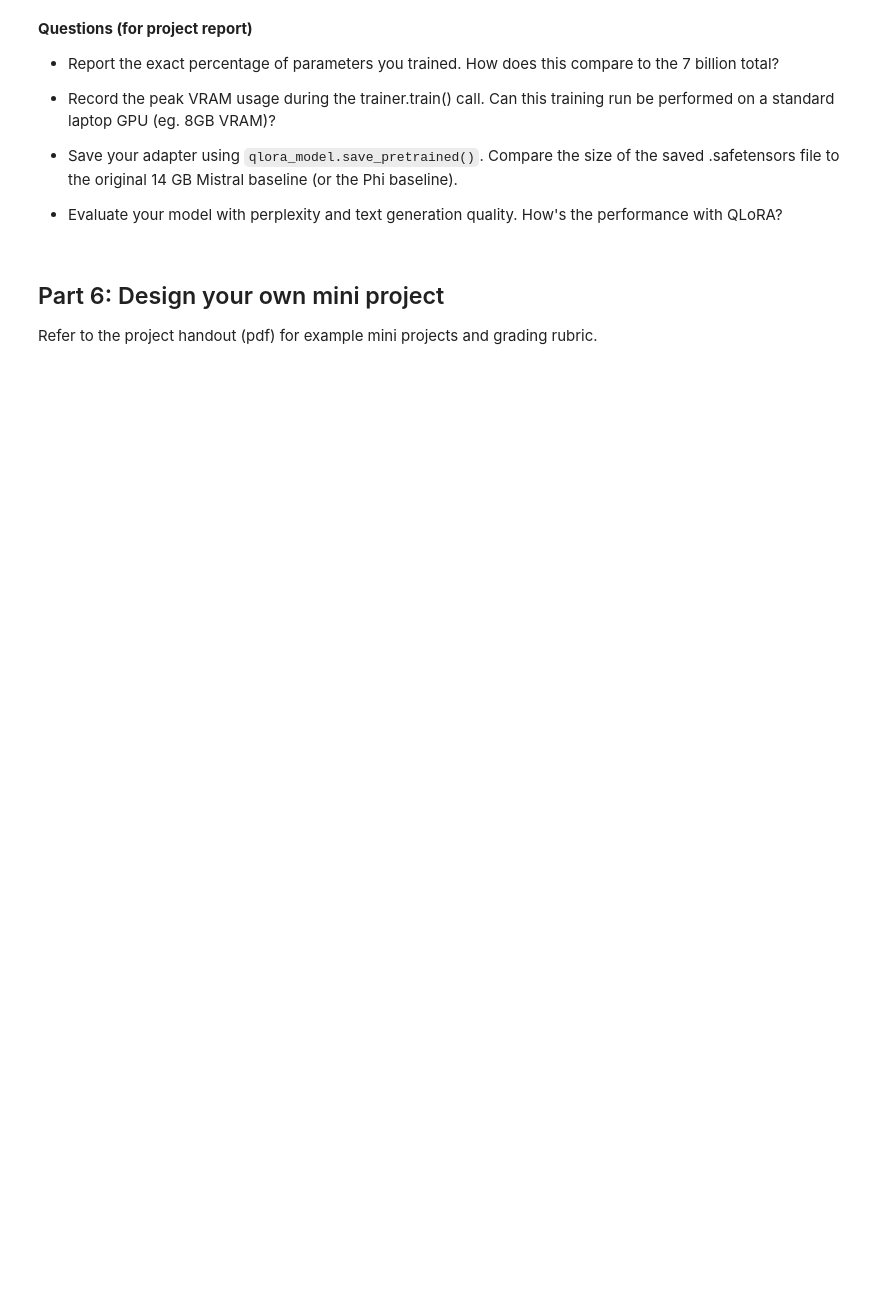
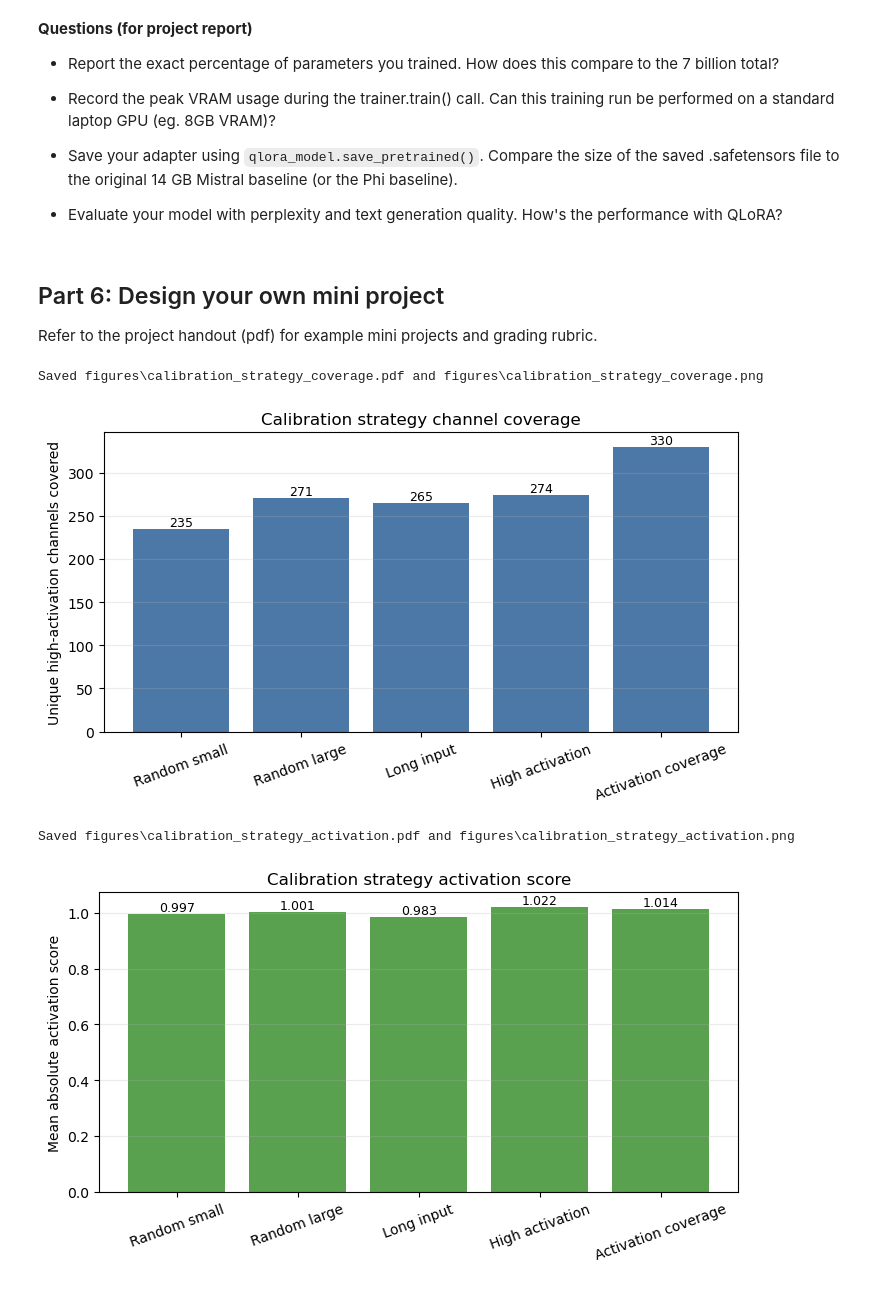
Before and after one commit to JamesCondos/SOML_Final_Project_Paper, a Jupyter notebook: Final_Project/SOML_LLM_project.ipynb, the cells around one changed output. Saved outputs shown, nothing was run; the diff lists cells and outputs as text; code cells hidden in the pictures; blank space fills up the shorter version.

```diff
--- a/Final_Project/SOML_LLM_project.ipynb
+++ b/Final_Project/SOML_LLM_project.ipynb
@@ -1659,0 +2858,80 @@ Refer to the project handout (pdf) for example mini projects and grading rubric.
+# %%
+# Part 6 extension: calibration strategy plots
+# Output files:
+#   figures/calibration_strategy_coverage.pdf
+#   figures/calibration_strategy_activation.pdf
+#   figures/activation_score_scatter.pdf
+
+from pathlib import Path
+
+import matplotlib.pyplot as plt
+import pandas as pd
+
+RESULTS_DIR = Path("./results")
+FIGURES_DIR = Path("./figures")
+FIGURES_DIR.mkdir(exist_ok=True)
+
+summary_df = pd.read_csv(RESULTS_DIR / "calibration_strategy_summary.csv")
+scores_df = pd.read_csv(RESULTS_DIR / "activation_scores.csv")
+strategy_labels = {
+    "random_small": "Random small",
+    "random_large": "Random large",
+    "long_input": "Long input",
+    "high_activation": "High activation",
+    "activation_coverage": "Activation coverage",
+}
+summary_df["label"] = summary_df["strategy"].map(strategy_labels)
+
+
+def save_plot(filename):
+    pdf_path = FIGURES_DIR / f"{filename}.pdf"
+    png_path = FIGURES_DIR / f"{filename}.png"
+    plt.savefig(pdf_path, bbox_inches="tight")
+    plt.savefig(png_path, dpi=220, bbox_inches="tight")
+    print(f"Saved {pdf_path} and {png_path}")
+
+
+fig, ax = plt.subplots(figsize=(7.2, 4.2))
+ax.bar(summary_df["label"], summary_df["unique_channels_covered"], color="#4C78A8")
+ax.set_ylabel("Unique high-activation channels covered")
+ax.set_title("Calibration strategy channel coverage")
+ax.grid(axis="y", alpha=0.25)
+ax.tick_params(axis="x", rotation=20)
+for idx, value in enumerate(summary_df["unique_channels_covered"]):
+    ax.text(idx, value, f"{value:.0f}", ha="center", va="bottom", fontsize=9)
+fig.tight_layout()
+save_plot("calibration_strategy_coverage")
+plt.show()
+
+fig, ax = plt.subplots(figsize=(7.2, 4.2))
+ax.bar(summary_df["label"], summary_df["mean_activation_score"], color="#59A14F")
+ax.set_ylabel("Mean absolute activation score")
+ax.set_title("Calibration strategy activation score")
+ax.grid(axis="y", alpha=0.25)
+ax.tick_params(axis="x", rotation=20)
+for idx, value in enumerate(summary_df["mean_activation_score"]):
+    ax.text(idx, value, f"{value:.3f}", ha="center", va="bottom", fontsize=9)
+fig.tight_layout()
+save_plot("calibration_strategy_activation")
+plt.show()
+
+fig, ax = plt.subplots(figsize=(6.4, 4.2))
+ax.scatter(
+    scores_df["token_length"],
+    scores_df["max_abs_activation"],
+    s=18,
+    alpha=0.65,
+    color="#040057",
+)
+ax.set_xlabel("Token Length")
+ax.set_ylabel("Max Absolute Activation")
+ax.set_title("Candidate Activation Scores")
+ax.grid(alpha=0.25)
+fig.tight_layout()
+save_plot("activation_score_scatter")
+plt.show()
+# %% [output]
+Saved figures\calibration_strategy_coverage.pdf and figures\calibration_strategy_coverage.png
+[figure, added]
+Saved figures\calibration_strategy_activation.pdf and figures\calibration_strategy_activation.png
+[figure, added]
```
Also changed, not shown: parts of 28 cells of this notebook.
